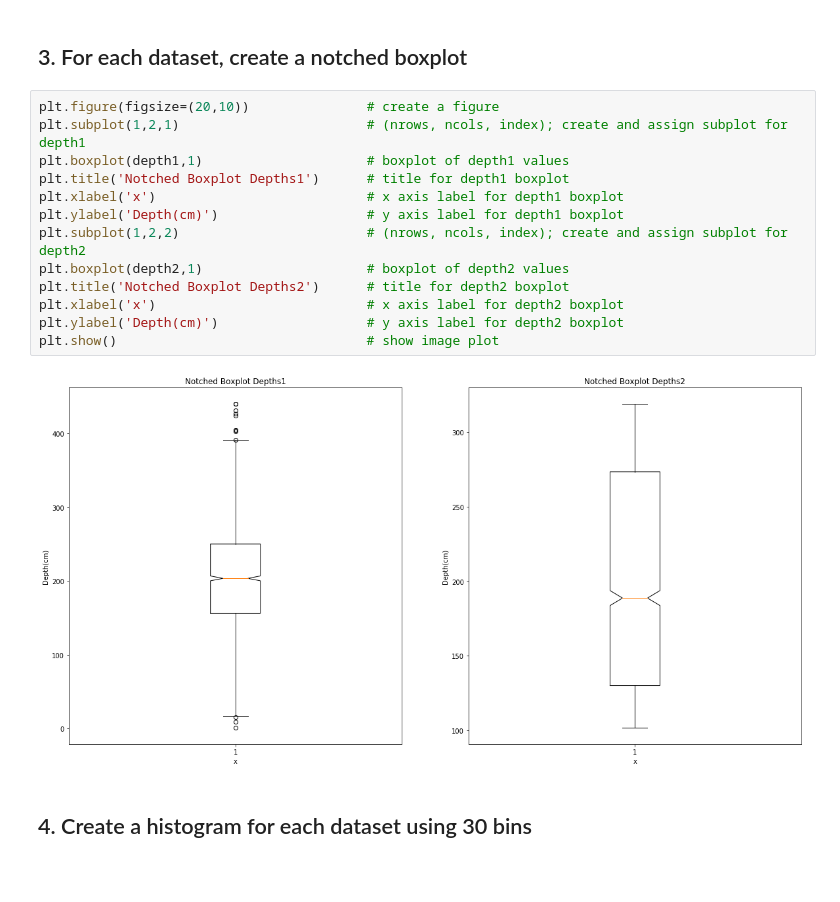
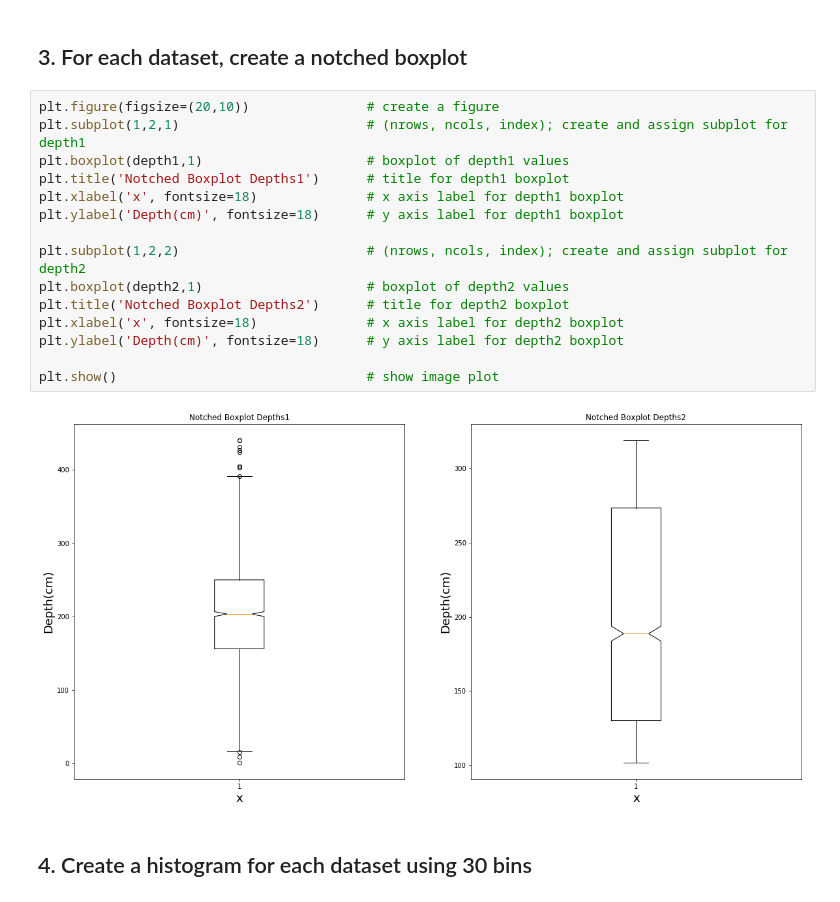
Before and after one commit to curtiscrandall/GEOS_522, a Jupyter notebook: GEOS522_HW1.ipynb, the cells around one changed output. Saved outputs shown, nothing was run; the diff lists cells and outputs as text; blank space fills up the shorter version.

```diff
--- a/GEOS522_HW1.ipynb
+++ b/GEOS522_HW1.ipynb
@@ -126,18 +128,20 @@ Kurtosis: -1.86
 # %%
 plt.figure(figsize=(20,10))               # create a figure
 plt.subplot(1,2,1)                        # (nrows, ncols, index); create and assign subplot for depth1
 plt.boxplot(depth1,1)                     # boxplot of depth1 values
 plt.title('Notched Boxplot Depths1')      # title for depth1 boxplot
-plt.xlabel('x')                           # x axis label for depth1 boxplot
-plt.ylabel('Depth(cm)')                   # y axis label for depth1 boxplot
+plt.xlabel('x', fontsize=18)              # x axis label for depth1 boxplot
+plt.ylabel('Depth(cm)', fontsize=18)      # y axis label for depth1 boxplot
+
 plt.subplot(1,2,2)                        # (nrows, ncols, index); create and assign subplot for depth2
 plt.boxplot(depth2,1)                     # boxplot of depth2 values
 plt.title('Notched Boxplot Depths2')      # title for depth2 boxplot
-plt.xlabel('x')                           # x axis label for depth2 boxplot
-plt.ylabel('Depth(cm)')                   # y axis label for depth2 boxplot
+plt.xlabel('x', fontsize=18)              # x axis label for depth2 boxplot
+plt.ylabel('Depth(cm)', fontsize=18)      # y axis label for depth2 boxplot
+
 plt.show()                                # show image plot
 # %% [output]
-[figure, old version]
+[figure, new version]
 # %% [markdown]
 ## 4. Create a histogram for each dataset using 30 bins
 # %%
```
Also changed, not shown: parts of 12 cells of this notebook.
